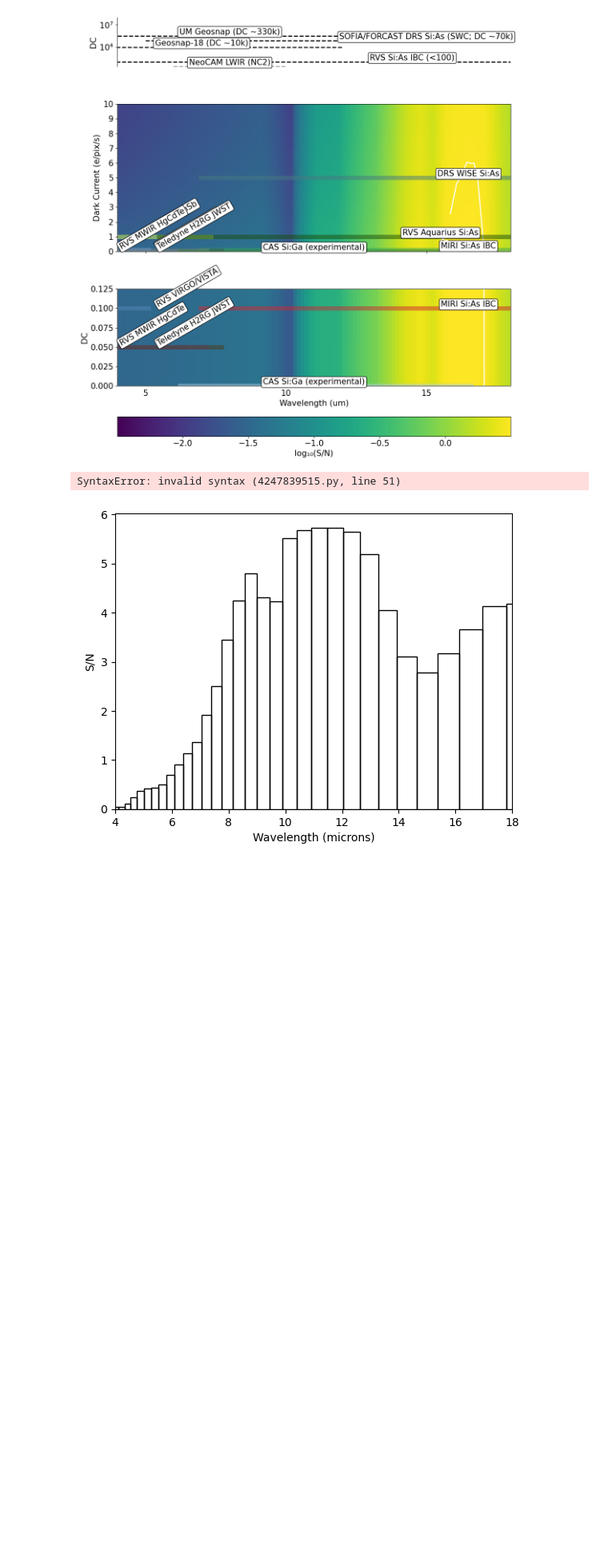
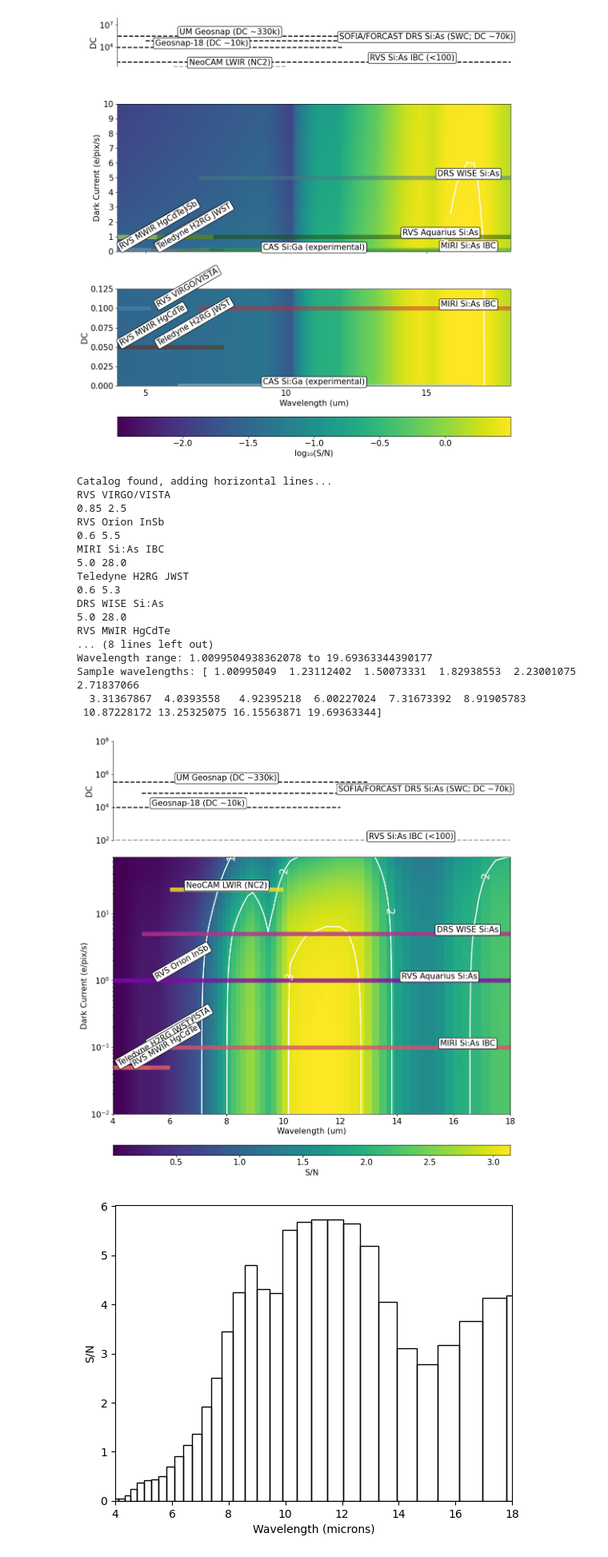
Before and after one commit to mwanakijiji/life_detectors, a Jupyter notebook: notebooks/display_1d_plots_from_parameter_sweep_cubes.ipynb, the cells around one changed output. Shown at 80% size. Cells and saved outputs as stored; diff of their text form; code cells hidden in the pictures; blank space fills up the shorter version.

Commit message:
Revert "I like these contour plots"
This reverts commit f5e8b34d93990cefaa6f4a1669398ea0d06823b9.

```diff
--- a/notebooks/display_1d_plots_from_parameter_sweep_cubes.ipynb
+++ b/notebooks/display_1d_plots_from_parameter_sweep_cubes.ipynb
@@ -405,10 +405,10 @@ use_log_scale = False  # Set to False for linear scale
 if use_log_scale:
     # For log scale, we need to handle zero/negative values
     heatmap_data_log = np.where(heatmap_data > 0, np.log10(heatmap_data), np.nan)
-    im_middle = ax.pcolormesh(X_edges, Y_edges, heatmap_data_log, cmap='Blues', shading='flat')
+    im_middle = ax.pcolormesh(X_edges, Y_edges, heatmap_data_log, cmap='viridis', shading='flat')
     #im_bottom = ax_bottom.pcolormesh(X_edges, Y_edges, heatmap_data_log, cmap='viridis', shading='flat')
 else:
-    im_middle = ax.pcolormesh(X_edges, Y_edges, heatmap_data, cmap='Blues', shading='flat')Blues
+    im_middle = ax.pcolormesh(X_edges, Y_edges, heatmap_data, cmap='viridis', shading='flat')
     #im_bottom = ax_bottom.pcolormesh(X_edges, Y_edges, heatmap_data, cmap='viridis', shading='flat')
 
 
@@ -483,8 +483,6 @@ ax_top.spines['left'].set_visible(True)
 ax_top.tick_params(axis='y', which='both', left=True, right=False, labelleft=True)
 ax_top.tick_params(axis='x', which='both', bottom=False, top=False, labelbottom=False)
 ax_top.set_ylabel('DC')
-ax_top.set_ylim(70, 1e7)
-
 
 # Add horizontal lines from catalog data
 # Check if catalog exists, if not we'll need to load it
@@ -493,7 +491,7 @@ try:
     print("Catalog found, adding horizontal lines...")
 
     # Set up colormap for horizontal lines (use plasma/inferno for contrast with viridis)
-    line_cmap = plt.cm.get_cmap('nipy_spectral')  # or 'inferno', 'hot', 'copper'
+    line_cmap = plt.cm.get_cmap('plasma')  # or 'inferno', 'hot', 'copper'
     # Normalize dark current values for colormap
     norm = Normalize(vmin=dark_current_values.min(), vmax=dark_current_values.max())
 
@@ -596,34 +594,51 @@ ax.xaxis.label.set_size(15)
 ax.yaxis.label.set_size(15)
 
 ax.set_ylabel('Dark Current (e/pix/s)')
 ax.xaxis.label.set_size(15)
 ax.yaxis.label.set_size(15)
 
 ax_top.xaxis.label.set_size(15)
 ax_top.yaxis.label.set_size(15)
 
 for a in [ax_top, ax, ax_bottom]:
     a.tick_params(axis='both', which='both', labelsize=15)
 #ax.set_title('S/N Heat Map')
 
 
 
 # Add colorbar along the bottom
 
 divider = make_axes_locatable(ax)
 cax = divider.append_axes("bottom", size="4%", pad=0.8)
 cbar = plt.colorbar(im_middle, cax=cax, orientation='horizontal')
 cbar.ax.tick_params(labelsize=15)
 if use_log_scale:
     cbar.set_label('log₁₀(S/N)', fontsize=15)
 else:
     cbar.set_label('S/N', fontsize=15)
 
 plt.tight_layout()
 #plt.show()
 plt.savefig('/Users/eckhartspalding/Downloads/junk.png')
 # %% [output]
-SyntaxError: invalid syntax (4247839515.py, line 51)
+Catalog found, adding horizontal lines...
+RVS VIRGO/VISTA
+0.85 2.5
+RVS Orion InSb
+0.6 5.5
+MIRI Si:As IBC
+5.0 28.0
+Teledyne H2RG JWST
+0.6 5.3
+DRS WISE Si:As
+5.0 28.0
+RVS MWIR HgCdTe
+... (8 lines left out)
+Wavelength range: 1.0099504938362078 to 19.69363344390177
+Sample wavelengths: [ 1.00995049  1.23112402  1.50073331  1.82938553  2.23001075  2.71837066
+  3.31367867  4.0393558   4.92395218  6.00227024  7.31673392  8.91905783
+ 10.87228172 13.25325075 16.15563871 19.69363344]
+[figure, added]
 # %%
 plt.bar(data_cube[1,0,:], data_cube[0,0,:], width=data_cube[2,0,:],
         fill=False, edgecolor='black', align='center')
```
